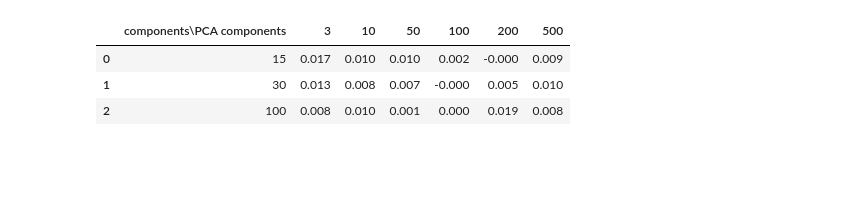
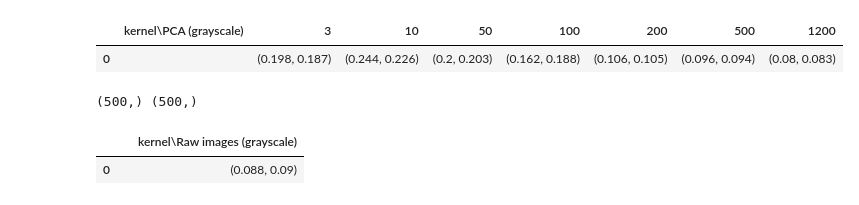
Before and after one commit to bonoldie/ML_exam, a Jupyter notebook: nb.ipynb, the cells around one changed output. Saved outputs shown, nothing was run; the diff lists cells and outputs as text; code cells hidden in the pictures; blank space fills up the shorter version.

Commit message:
feat: KRR classification, QDA classification

```diff
--- a/nb.ipynb
+++ b/nb.ipynb
@@ -354,8 +414,63 @@ display(SVM_LDA_stats)
+# %%
+# Classification - QDA
+
+kernels_to_test = {
+    'PCA': [''],#['linear', 'poly', 'sigmoid'],
+    'RAW_DATA': ['']#['linear', 'poly', 'sigmoid'],
+}
+
+QDA_PCA_grayscale_stats = []
+QDA_original_grayscale_stats = []
+
+for kernel_idx,kernel in enumerate(kernels_to_test['PCA']):
+
+    QDA_PCA_grayscale_stats.insert(kernel_idx,[kernel])
+
+    for n_components_idx, n_components in enumerate(n_components_to_test['PCA']):#n_components_to_test['PCA']):
+        qda = OneVsOneClassifier(QuadraticDiscriminantAnalysis())
+
+        qda.fit(PCAs_results['train']['grayscale'][n_components], dataset['train']['labels'])
+
+        preds = qda.predict(PCAs_results['valid']['grayscale'][n_components])
+
+        accuracy = round(accuracy_score(dataset['valid']['labels'], preds), 3)
+        precision = round(precision_score(dataset['valid']['labels'], preds, average='macro'),3)
+
+        QDA_PCA_grayscale_stats[kernel_idx].insert(n_components_idx + 1,(accuracy, precision))
+
+QDA_PCA_df = pd.DataFrame(QDA_PCA_grayscale_stats, columns=['kernel\\PCA (grayscale)'] + n_components_to_test['PCA'])
+display(QDA_PCA_df)
+
+for kernel_idx,kernel in enumerate(kernels_to_test['RAW_DATA']):
+
+    QDA_original_grayscale_stats.insert(kernel_idx,[kernel])
+
+    qda = OneVsOneClassifier(QuadraticDiscriminantAnalysis())
+
+    qda.fit(grayscale_train_images, dataset['train']['labels'])
+
+    preds = qda.predict(grayscale_valid_images)
+
+    print(preds.shape, dataset['valid']['labels'].shape)
+
+    accuracy = round(accuracy_score(dataset['valid']['labels'], preds), 3)
+    precision = round(precision_score(dataset['valid']['labels'], preds, average='macro'),3)
+
+    QDA_original_grayscale_stats[kernel_idx].insert(n_components_idx + 1,(accuracy, precision))
+
+QDA_original_grayscale_df = pd.DataFrame(QDA_original_grayscale_stats, columns=['','kernel\\Raw images (grayscale)'])
+display(QDA_original_grayscale_df)
+# %% [output]
+|  | kernel\PCA (grayscale) | 3 | 10 | 50 | 100 | 200 | 500 | 1200 |
+| 0 |  | (0.198, 0.187) | (0.244, 0.226) | (0.2, 0.203) | (0.162, 0.188) | (0.106, 0.105) | (0.096, 0.094) | (0.08, 0.083) |
+(500,) (500,)
+|  |  | kernel\Raw images (grayscale) |
+| 0 |  | (0.088, 0.09) |
 # %%
 # GMM
 
 GMM_n_components_to_test = {
-    'PCA': [15, 30, 100]
+    'PCA': [15, 30, 100, 500]
 }
 
 GMM_PCA_score = []
@@ -378,8 +493,3 @@ for GMM_n_components_idx,GMM_n_components in enumerate(GMM_n_components_to_test[
 GMM_PCA_stats = pd.DataFrame(GMM_PCA_score, columns=['components\\PCA components'] + n_components_to_test['PCA'])
 
 display(GMM_PCA_stats)
-# %% [output]
-|  | components\PCA components | 3 | 10 | 50 | 100 | 200 | 500 |
-| 0 | 15 | 0.017 | 0.010 | 0.010 | 0.002 | -0.000 | 0.009 |
-| 1 | 30 | 0.013 | 0.008 | 0.007 | -0.000 | 0.005 | 0.010 |
-| 2 | 100 | 0.008 | 0.010 | 0.001 | 0.000 | 0.019 | 0.008 |
```
Also changed, not shown: parts of 6 cells of this notebook.
